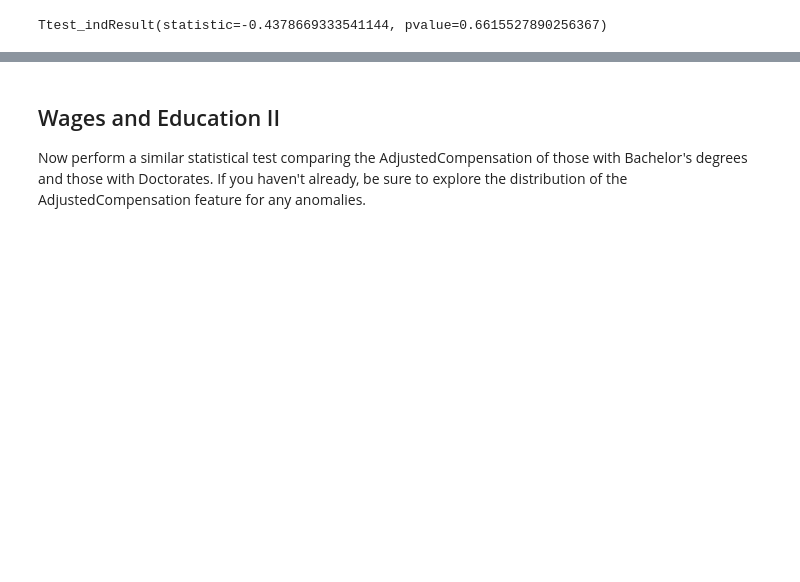
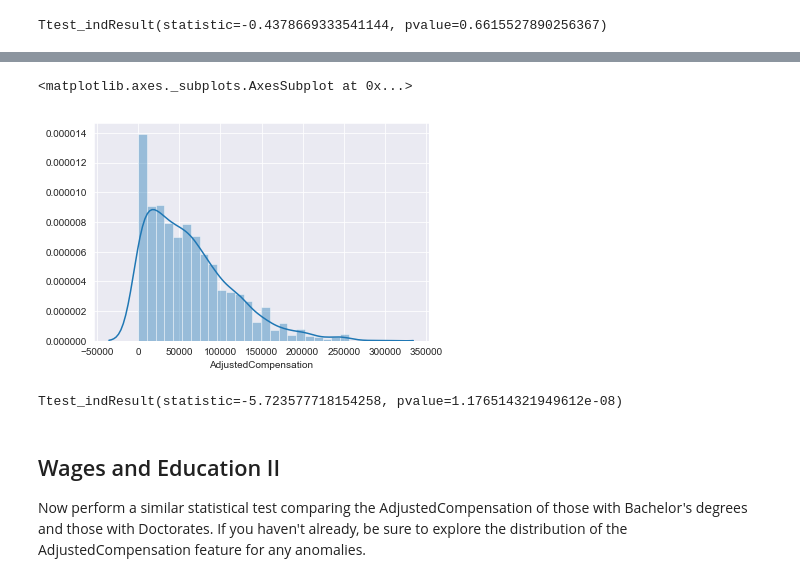
Before and after one commit to fcamuz/dsc-in-depth-ab-testing-lab-online-ds-sp-000, a Jupyter notebook: index.ipynb, the cells around one changed output, grey strips where cells are left out. Cells and saved outputs as stored; diff of their text form; code cells hidden in the pictures; blank space fills up the shorter version.

```diff
--- a/index.ipynb
+++ b/index.ipynb
@@ -192,3 +238,15 @@ p_value_welch_ttest(sample1['AdjustedCompensation'], sample2['AdjustedCompensati
+# %%
+sns.distplot(sample2_no_outliers['AdjustedCompensation'])
+# %% [output]
+<matplotlib.axes._subplots.AxesSubplot at 0x...>
+[figure, added]
+# %%
+t_test = stats.ttest_ind(sample1_no_outlier['AdjustedCompensation'],
+                         sample2_no_outliers['AdjustedCompensation'], nan_policy='omit', equal_var=False)
+
+t_test
+# %% [output]
+Ttest_indResult(statistic=-5.723577718154258, pvalue=1.176514321949612e-08)
 # %% [markdown]
 ## Wages and Education II
 
```
Also changed, not shown: parts of 18 cells of this notebook.
